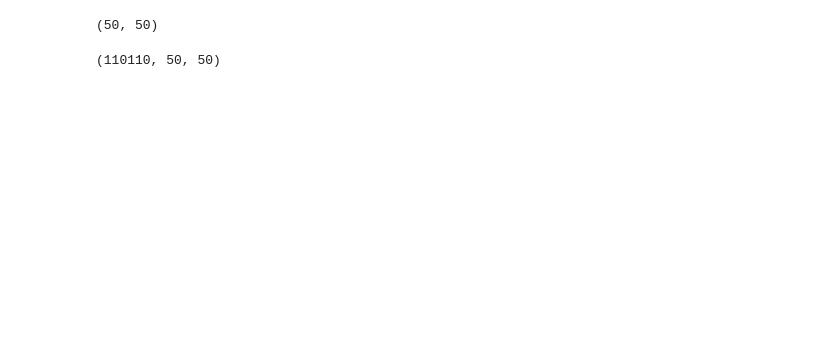
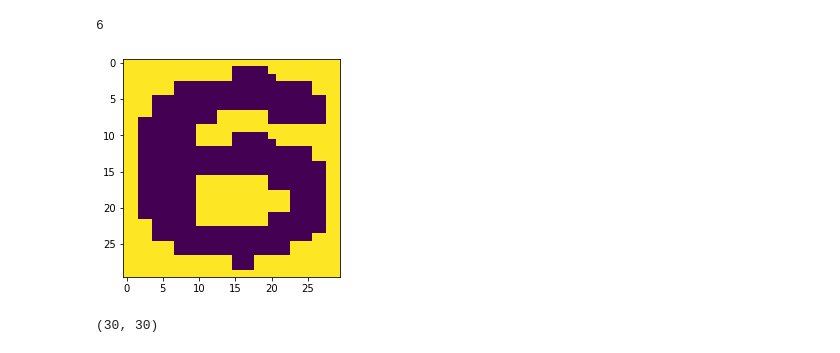
Before and after one commit to filozof50/sudoku_solver, a Jupyter notebook: neural_network.ipynb, the cells around one changed output. Saved outputs shown, nothing was run; the diff lists cells and outputs as text; code cells hidden in the pictures; blank space fills up the shorter version.

```diff
--- a/neural_network.ipynb
+++ b/neural_network.ipynb
@@ -61,0 +58,6 @@ MemoryError:
+# %%
+plt.imshow(x[3652])
+print(y[3652])
+# %% [output]
+6
+[figure, added]
@@ -76,13 +80,6 @@ network.add(Dense(units=10, activation='softmax'))
 # %%
 network.compile(optimizer='adam', loss = losses.categorical_crossentropy, metrics=['acc'])
 # %%
-x[0].shape
+x_train[0].shape
 # %% [output]
-(50, 50)
+(30, 30)
-# %%
-for im in x:
-    im = im / 255
-
-x.shape
-# %% [output]
-(110110, 50, 50)
```
Also changed, not shown: parts of 15 cells of this notebook, 3 other files.
